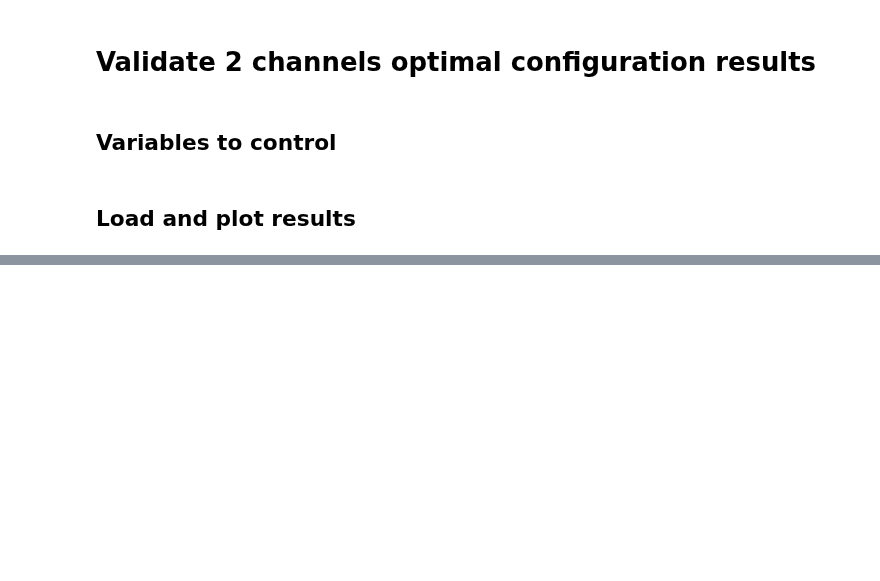
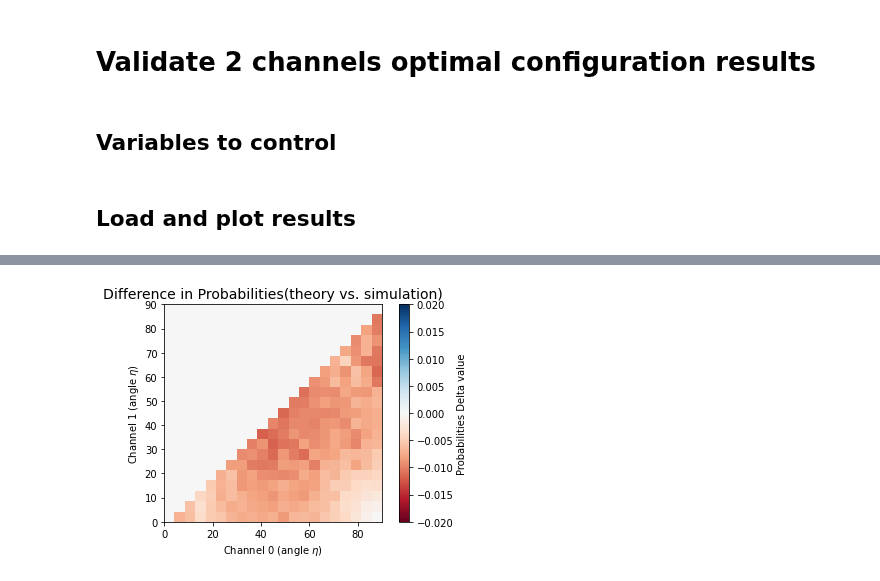
Before and after one commit to iamtxena/quantum-channel-discrimination, a Jupyter notebook: src/2-etas-analysis-validation-results.ipynb, the cells around one changed output, grey strips where cells are left out. Cells and saved outputs as stored; diff of their text form; code cells hidden in the pictures; blank space fills up the shorter version.

```diff
--- a/src/2-etas-analysis-validation-results.ipynb
+++ b/src/2-etas-analysis-validation-results.ipynb
@@ -82,0 +68,7 @@ validated_results.plot_eta_assignments(eta_pair_index=5)
+# %%
+validated_results.plot_probabilities_comparison_with_theoretical_result(results_index=0,
+                                                              strategy='one_shot',
+                                                              vmin= -0.02,
+                                                              vmax= 0.02)
+# %% [output]
+[figure, added]
```
Also changed, not shown: parts of 18 cells of this notebook, 4 other files.
